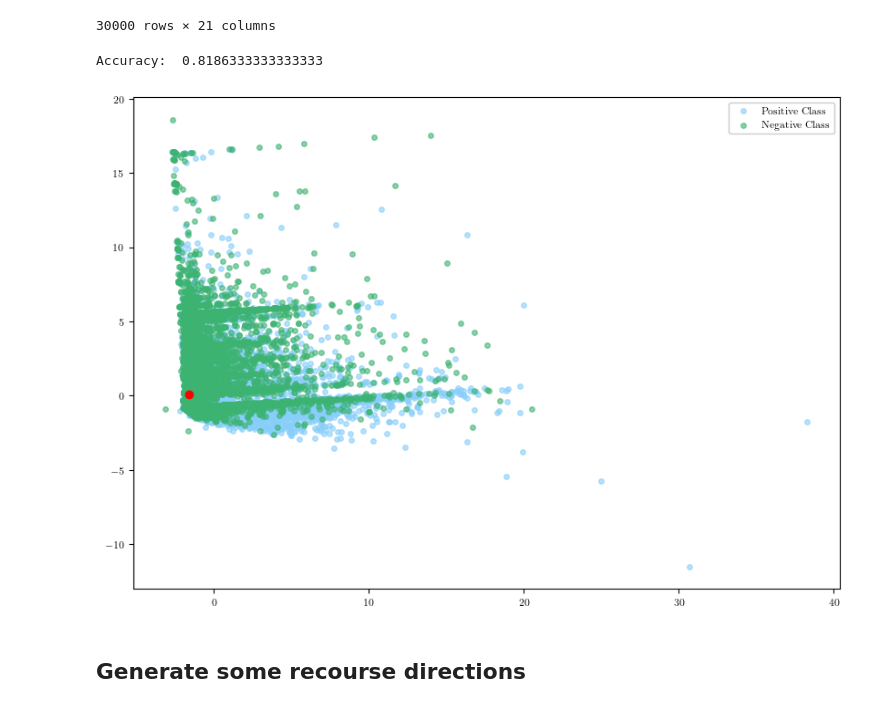
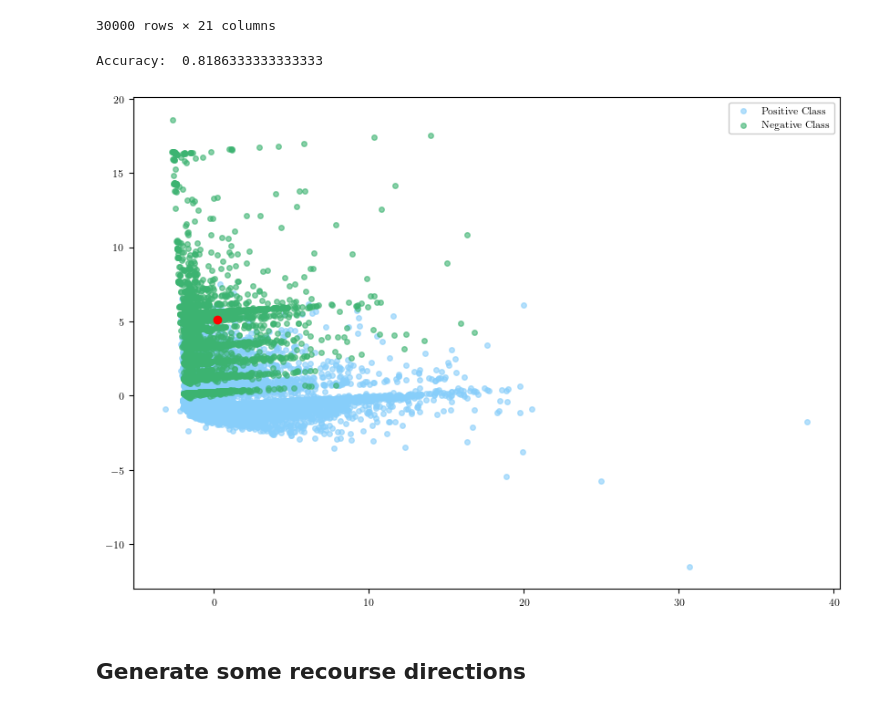
Before and after one commit to jakeval/MRMC, a Jupyter notebook: demos/credit_card_default_demo.ipynb, the cells around one changed output. Cells and saved outputs as stored; diff of their text form; code cells hidden in the pictures.

Commit message:
Updated the model_interface.py to abstract common model queries.

```diff
--- a/demos/credit_card_default_demo.ipynb
+++ b/demos/credit_card_default_demo.ipynb
@@ -43,25 +44,27 @@ dataset
 # %%
 embedded_dataset = adapter.transform(dataset)
 X = embedded_dataset.drop(dataset_info.label_name, axis=1)
 y = embedded_dataset[dataset_info.label_name]
 
-model = linear_model.LogisticRegression(penalty='none')
-model.fit(X, y)
+lr = linear_model.LogisticRegression(penalty='none')
+lr.fit(X, y)
 
-y_pred = model.predict(X)
+model = model_interface.SKLearnModel(lr, adapter)
+y_pred = model.predict(dataset)
+print("Accuracy: ", (dataset[dataset_info.label_name] == y_pred).sum() / y.size)
 
-print("Accuracy: ", (y == y_pred).sum() / y.size)
+dataset[dataset_info.label_name] = model.predict(dataset)
 
 poi = utils.random_poi(dataset, column='Y', label=adapter.negative_label)
 
 fig, ax = Display2DPaths(
     adapter.transform(dataset.drop('Y', axis=1)).to_numpy(),
     dataset['Y'].to_numpy(),
     positive_label = dataset_info.positive_label,
 ).set_poi(adapter.transform_series(poi)).do_pca().scatter()
 # %% [output]
 Accuracy:  0.8186333333333333
-[figure, old version]
+[figure, new version]
 # %% [markdown]
 ## Generate some recourse directions
 # %%
```
Also changed, not shown: parts of 8 cells of this notebook, 3 other files.
